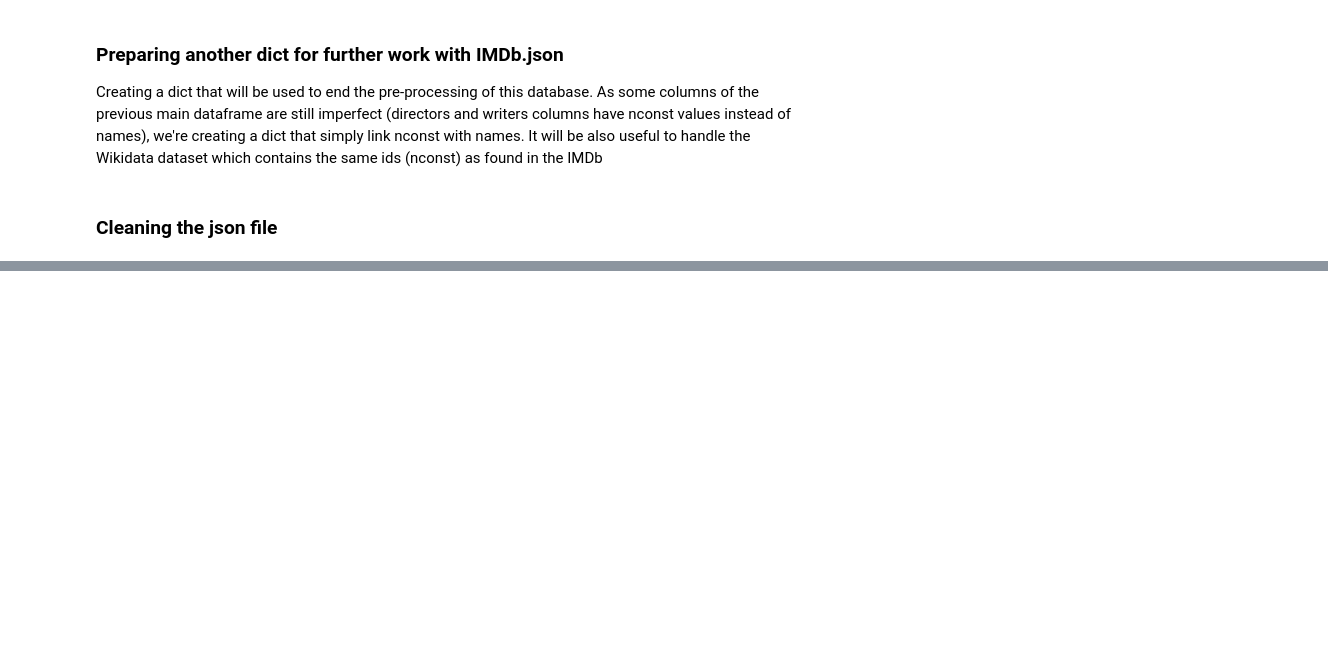
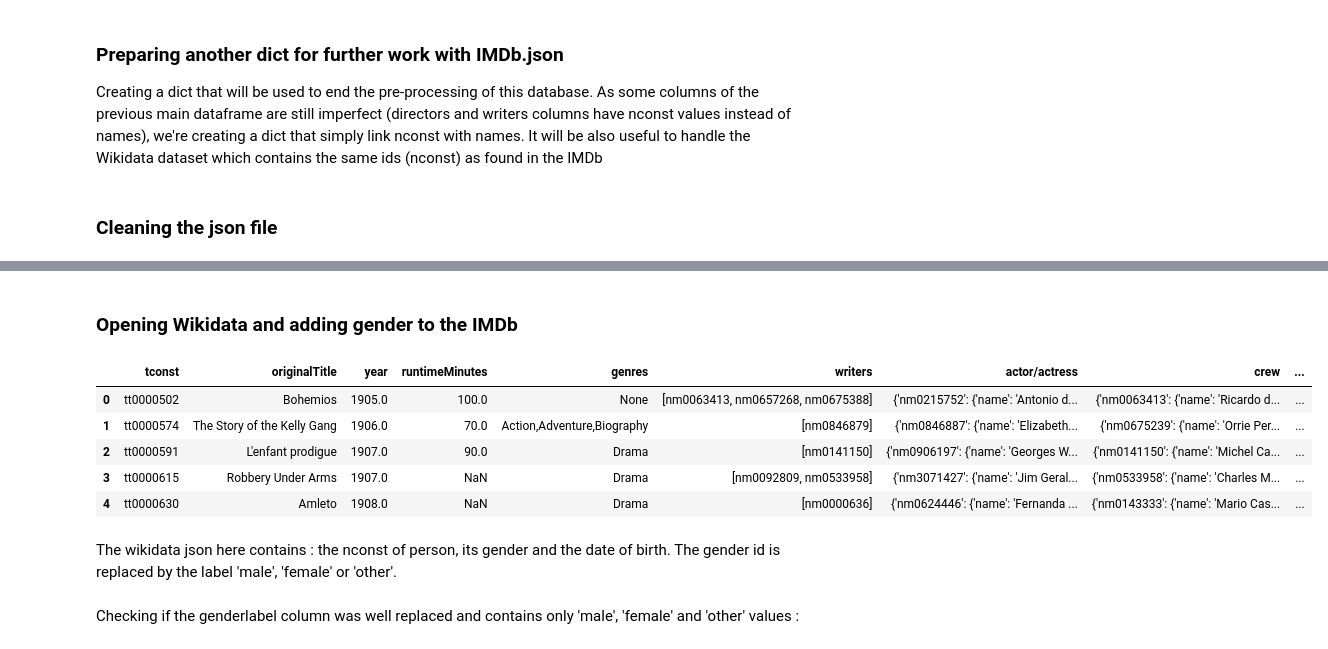
Before and after one commit to epfl-ada/ada-2021-project-escouade, a Jupyter notebook: src/prepro_IMDb.ipynb, the cells around one changed output, grey strips where cells are left out. Drawn from its saved outputs; the diff is of its cells as text; code cells hidden in the pictures; blank space fills up the shorter version.

Commit message:
finalizing IMDB and README

```diff
--- a/src/prepro_IMDb.ipynb
+++ b/src/prepro_IMDb.ipynb
@@ -312,7 +273,7 @@ with open('nconst_names.pickle', 'wb') as handle:
 # %%
 nconst = pd.read_pickle('nconst_names.pickle')
 # %%
-path_to_file = 'IMDb.json.bz2'
-path_to_out = 'IMDb_clean.json.bz2'
+PATH_TO_FILE = 'IMDb.json.bz2'
+PATH_TO_OUT = 'IMDb_clean.json.bz2'
 # %%
 # Read json file as dictionary with json.load
@@ -418,0 +394,2 @@ for title in tconst[10050:10100] :
+# %% [markdown]
+### Opening Wikidata and adding gender to the IMDb
@@ -418,0 +400,9 @@ for title in tconst[10050:10100] :
+# %%
+df_imdb = pd.read_json(PATH_TO_OUT, compression = 'bz2', lines = True)
+# %% [output]
+|  | tconst | originalTitle | year | runtimeMinutes | genres | writers | actor/actress | crew | ... |
+| 0 | tt0000502 | Bohemios | 1905.0 | 100.0 | None | [nm0063413, nm0657268, nm0675388] | {'nm0215752': {'name': 'Antonio d... | {'nm0063413': {'name': 'Ricardo d... | ... |
+| 1 | tt0000574 | The Story of the Kelly Gang | 1906.0 | 70.0 | Action,Adventure,Biography | [nm0846879] | {'nm0846887': {'name': 'Elizabeth... | {'nm0675239': {'name': 'Orrie Per... | ... |
+| 2 | tt0000591 | L'enfant prodigue | 1907.0 | 90.0 | Drama | [nm0141150] | {'nm0906197': {'name': 'Georges W... | {'nm0141150': {'name': 'Michel Ca... | ... |
+| 3 | tt0000615 | Robbery Under Arms | 1907.0 | NaN | Drama | [nm0092809, nm0533958] | {'nm3071427': {'name': 'Jim Geral... | {'nm0533958': {'name': 'Charles M... | ... |
+| 4 | tt0000630 | Amleto | 1908.0 | NaN | Drama | [nm0000636] | {'nm0624446': {'name': 'Fernanda ... | {'nm0143333': {'name': 'Mario Cas... | ... |
@@ -418,0 +412,2 @@ for title in tconst[10050:10100] :
+# %% [markdown]
+The wikidata json here contains : the nconst of person, its gender and the date of birth. The gender id is replaced by the label 'male', 'female' or 'other'.
@@ -418,0 +420,2 @@ for title in tconst[10050:10100] :
+# %% [markdown]
+Checking if the genderlabel column was well replaced and contains only 'male', 'female' and 'other' values :
```
Also changed, not shown: parts of 42 cells of this notebook, 1 other file.
